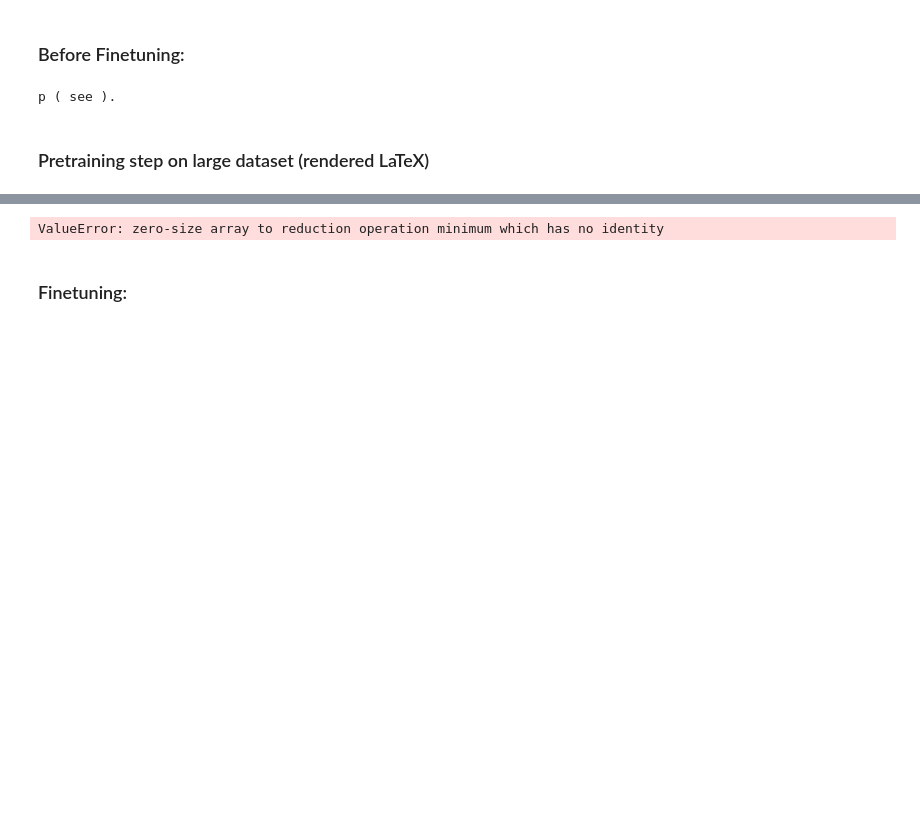
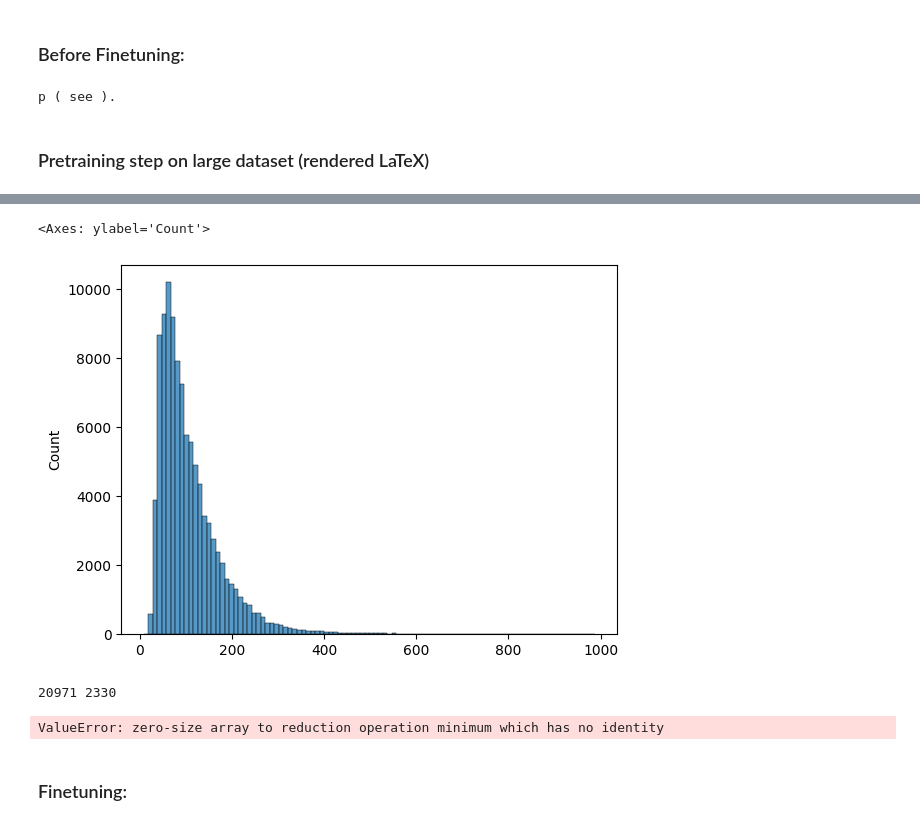
Before and after one commit to leonlenk/LaTeX_OCR, a Jupyter notebook: scripts/TrOCR.ipynb, the cells around one changed output, grey strips where cells are left out. Saved outputs shown, nothing was run; the diff lists cells and outputs as text; code cells hidden in the pictures; blank space fills up the shorter version.

Commit message:
Fixed dataset loader bug for the rendered LaTeX pretraining step.

```diff
--- a/scripts/TrOCR.ipynb
+++ b/scripts/TrOCR.ipynb
@@ -57,0 +39,38 @@ from utils.latex import crop_to_formula, renderedLaTeXLabelstr2Formula, display_
+# %%
+# Load LST files
+import pandas as pd
+import numpy as np
+import re
+
+import sys, os
+sys.path.append(os.path.abspath('../'))
+from utils.latex import crop_to_formula, renderedLaTeXLabelstr2Formula, display_formula
+
+train_filenames_df = pd.read_csv("../rendered_LaTeX/im2latex_train.lst", sep=" ", index_col = 0, header = None)
+val_filenames_df = pd.read_csv("../rendered_LaTeX/im2latex_validate.lst", sep=" ", index_col = 0, header = None)
+formulas = open("../rendered_LaTeX/im2latex_formulas.lst", encoding = "ISO-8859-1", newline="\n").readlines()
+invalid_train_images = []
+for index in tqdm(train_filenames_df.index):
+    formula_image_example = Image.open("../formula_images/" + train_filenames_df.loc[index, 1] + ".png").convert('RGBA')
+    try: crop_to_formula(formula_image_example)
+    except: invalid_train_images.append(index)
+print("Invalid train images: ", len(invalid_train_images))
+
+train_filenames_df = train_filenames_df.drop(invalid_train_images)
+invalid_val_images = []
+for index in tqdm(val_filenames_df.index):
+    formula_image_example = Image.open("../formula_images/" + val_filenames_df.loc[index, 1] + ".png").convert('RGBA')
+    try: crop_to_formula(formula_image_example)
+    except: invalid_val_images.append(index)
+val_filenames_df = val_filenames_df.drop(invalid_val_images)
+print("Invalid val images: ", len(invalid_val_images))
+
+invalid_idxs = set(invalid_train_images + invalid_val_images)
+
+formulas = [i for index, i in enumerate(formulas) if index not in invalid_idxs]
+
+print("Number of training formulas: ", len(train_filenames_df))
+print("Number of validation formulas: ", len(val_filenames_df))
+assert len(train_filenames_df) + len(val_filenames_df) == len(formulas)
+max_len = max([len(formula) for formula in formulas])
+print("Max length:", max_len)
@@ -74,3 +117,10 @@ g_{ij}(x)={1\over a^2}\,\delta_{ij},~~\phi^a(x)=\phi^a,\quad (a,\phi^a\!:~{\rm c
+# %%
+import seaborn as sns
+formula_lengths = [len(renderedLaTeXLabelstr2Formula(formula)) for formula in formulas]
+sns.histplot(formula_lengths, bins = 100)
+# %% [output]
+<Axes: ylabel='Count'>
+[figure, added]
 # %%
 from torch.utils.data import Dataset, DataLoader
 import os
@@ -116,4 +170,38 @@ class renderedLaTeXDataset(Dataset):
             ).to(self.device).squeeze()
 
         return inputs, caption
+# %%
+import torch as t
+import torch.nn as nn
+import torch.nn.functional as F
+from tqdm import tqdm, trange
+
+# Hyperparams
+NUM_EPOCHS = 2
+LEARNING_RATE = 1e-5
+BATCH_SIZE = 4 # 10 gigs of Vram -> 4, <5 gigs of vram -> 2
+SHUFFLE_DATASET = True
+
+set_seed(0)
+optimizer = t.optim.AdamW(model.parameters(), lr=LEARNING_RATE)
+train_ds = renderedLaTeXDataset(image_folder = "../formula_images/",
+                                lst_file = "../rendered_LaTeX/im2latex_train.lst",
+                                formulas_file = "../rendered_LaTeX/im2latex_formulas.lst",
+                                processor = processor)
+val_ds = renderedLaTeXDataset(image_folder = "../formula_images/",
+                                lst_file = "../rendered_LaTeX/im2latex_validate.lst",
+                                formulas_file = "../rendered_LaTeX/im2latex_formulas.lst",
+                                processor = processor)
+train_dl = DataLoader(train_ds, batch_size = BATCH_SIZE, shuffle = SHUFFLE_DATASET, num_workers = 0)
+val_dl = DataLoader(val_ds, batch_size = BATCH_SIZE, shuffle = False, num_workers = 0)
+print("Number of training samples:", len(train_ds))
+print("Number of validation samples:", len(val_ds))
+
+model.config.decoder_start_token_id = processor.tokenizer.cls_token_id
+model.config.pad_token_id = processor.tokenizer.pad_token_id
+model.to(device)
+model.train()
+pass
+# %% [output]
+20971 2330
 # %%
```
Also changed, not shown: parts of 13 cells of this notebook.
